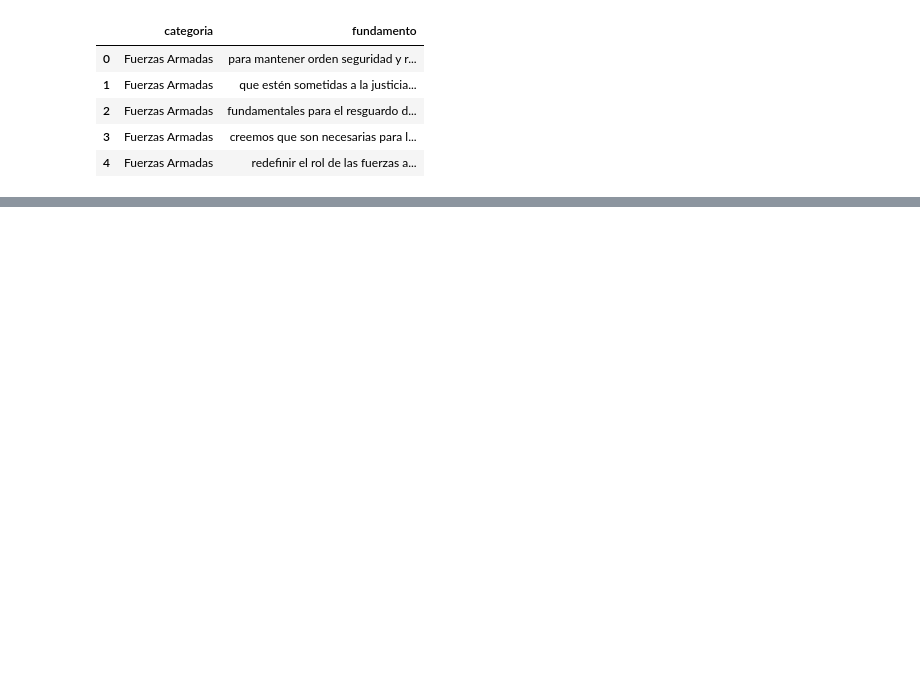
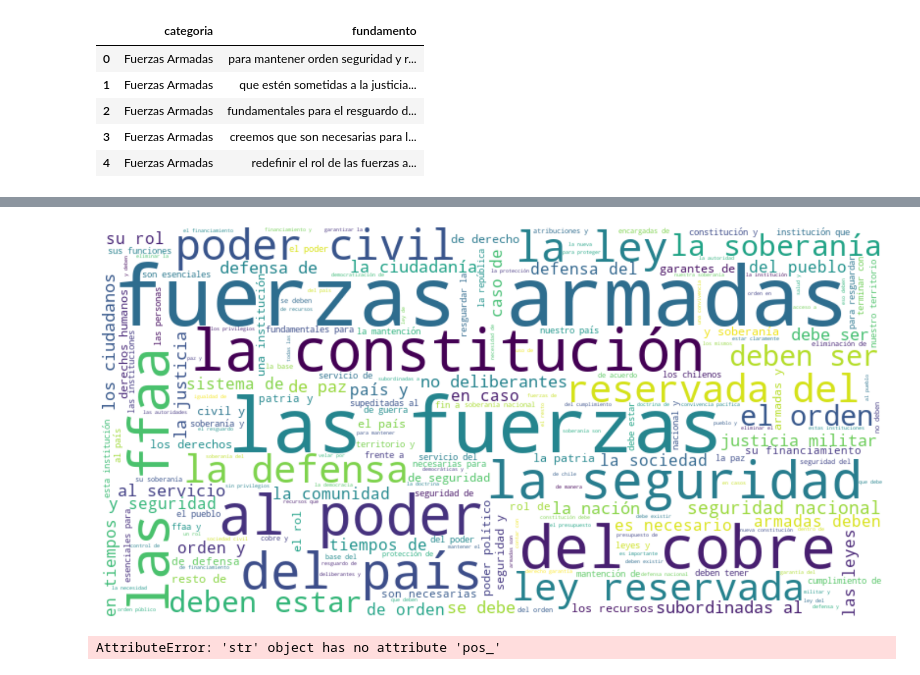
Before and after one commit to napb/PLN_tarea2, a Jupyter notebook: Tarea2.ipynb, the cells around one changed output, grey strips where cells are left out. Drawn from its saved outputs; the diff is of its cells as text; code cells hidden in the pictures; blank space fills up the shorter version.

```diff
--- a/Tarea2.ipynb
+++ b/Tarea2.ipynb
@@ -104,0 +77,10 @@ plt.show()
+# %%
+word_count_bigram_map = {}
+for i, j in l:
+    if not (i in stopwords.words('spanish') and j in stopwords.words('spanish')):
+        word_count_bigram_map[i + " " +j] = l.count((i, j))
+#word_count_bigram_map
+# %%
+generate_word_cloud(word_count_bigram_map)
+# %% [output]
+[figure, added]
@@ -104,0 +94,14 @@ plt.show()
+# %%
+word_count_trigram_map = {}
+for i, j, k in l:
+    print(i.pos_)
+
+
+    '''
+    if not (i in stopwords.words('spanish') and j in stopwords.words('spanish')) and \
+        not (i in stopwords.words('spanish') and k in stopwords.words('spanish')):
+        word_count_trigram_map[i + " " +j + " " + k] = l.count((i, j, k))
+    '''
+#word_count_trigram_map
+# %% [output]
+AttributeError: 'str' object has no attribute 'pos_'
```
Also changed, not shown: parts of 16 cells of this notebook.
